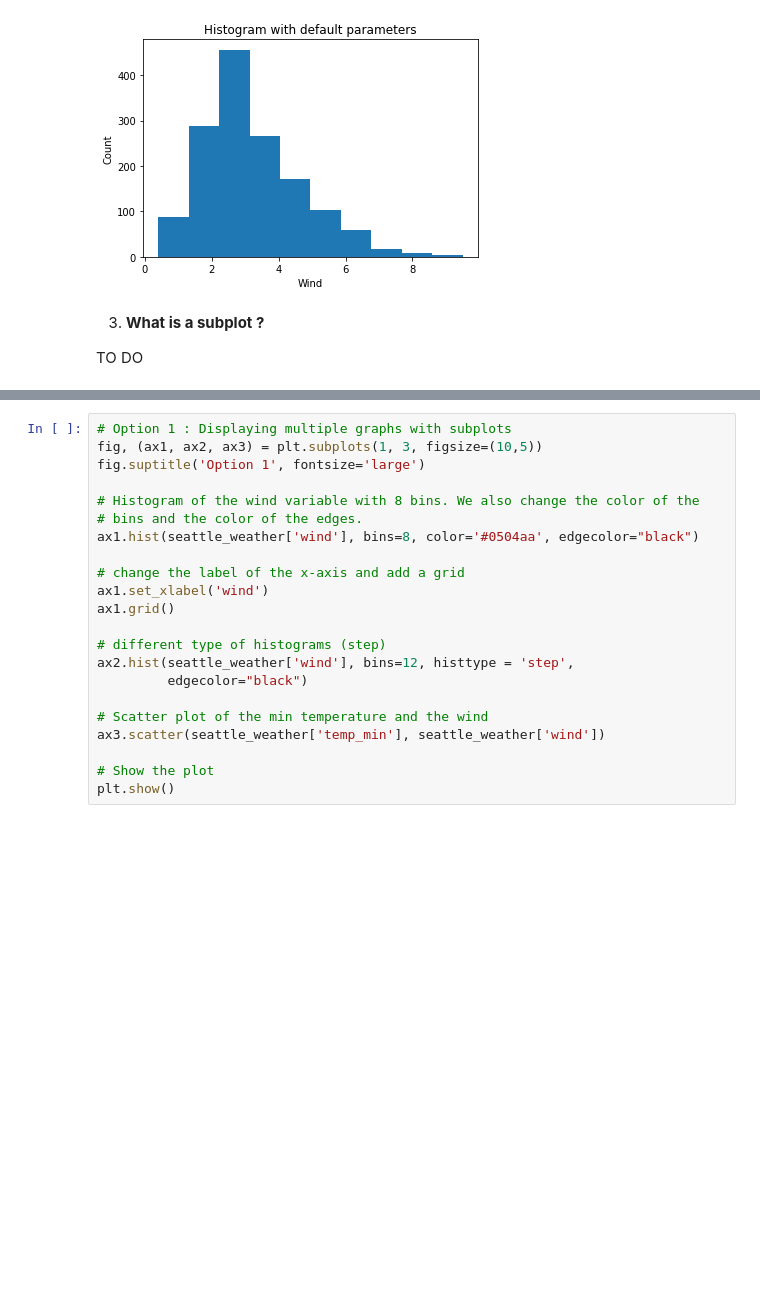
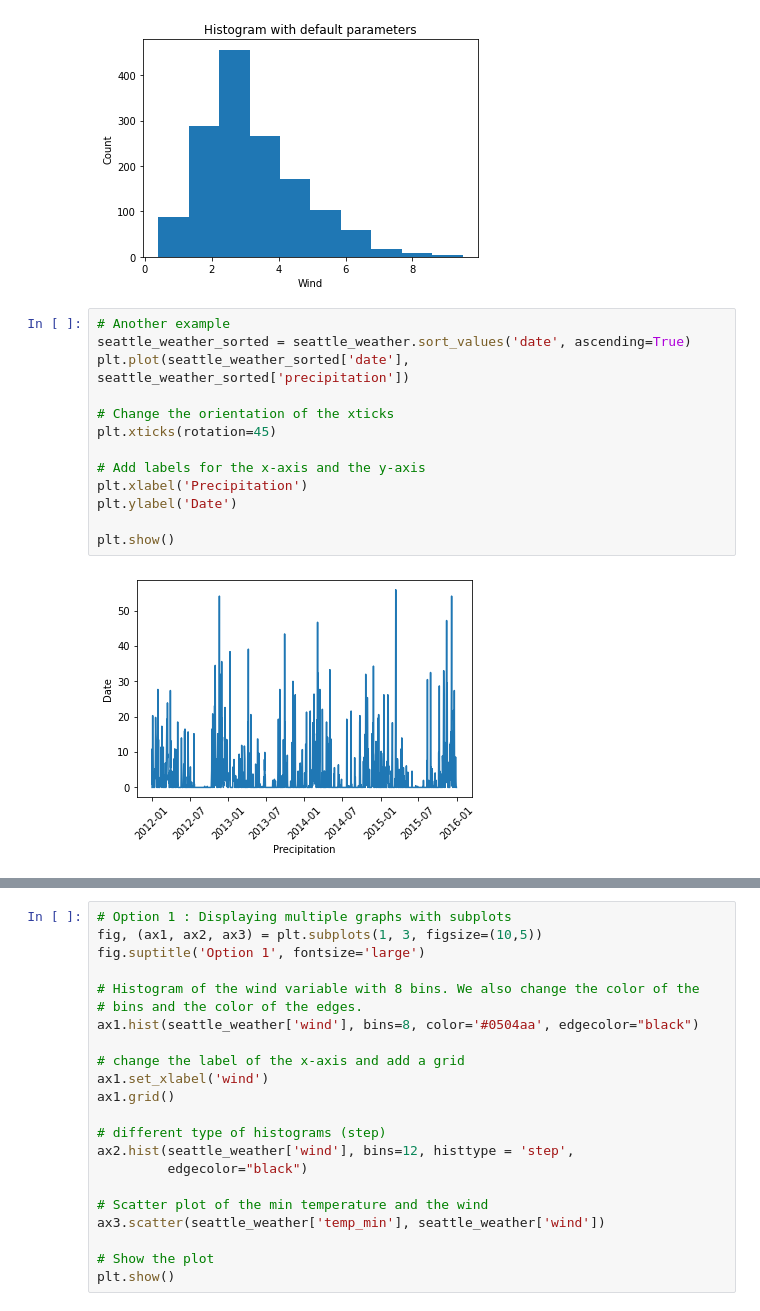
Before and after one commit to laclauc/dataviz-JDS, a Jupyter notebook: dataViz_part1.ipynb, the cells around one changed output, grey strips where cells are left out. Saved outputs shown, nothing was run; the diff lists cells and outputs as text; blank space fills up the shorter version.

```diff
--- a/DataViz.ipynb
+++ b/dataViz_part1.ipynb
@@ -134,7 +134,18 @@ plt.ylabel('Count')
 plt.show()
 # %% [output]
 [figure]
-# %% [markdown]
-3. **What is a subplot ?**
-
- TO DO
+# %%
+# Another example
+seattle_weather_sorted = seattle_weather.sort_values('date', ascending=True)
+plt.plot(seattle_weather_sorted['date'], seattle_weather_sorted['precipitation'])
+
+# Change the orientation of the xticks
+plt.xticks(rotation=45)
+
+# Add labels for the x-axis and the y-axis
+plt.xlabel('Precipitation')
+plt.ylabel('Date')
+
+plt.show()
+# %% [output]
+[figure, added]
```
Also changed, not shown: parts of 23 cells of this notebook, 1 other file.
